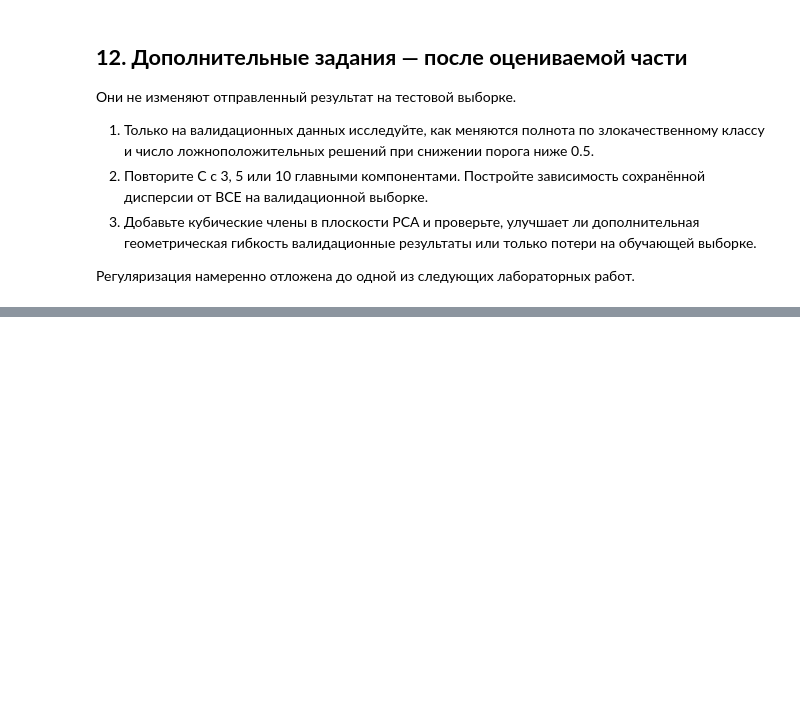
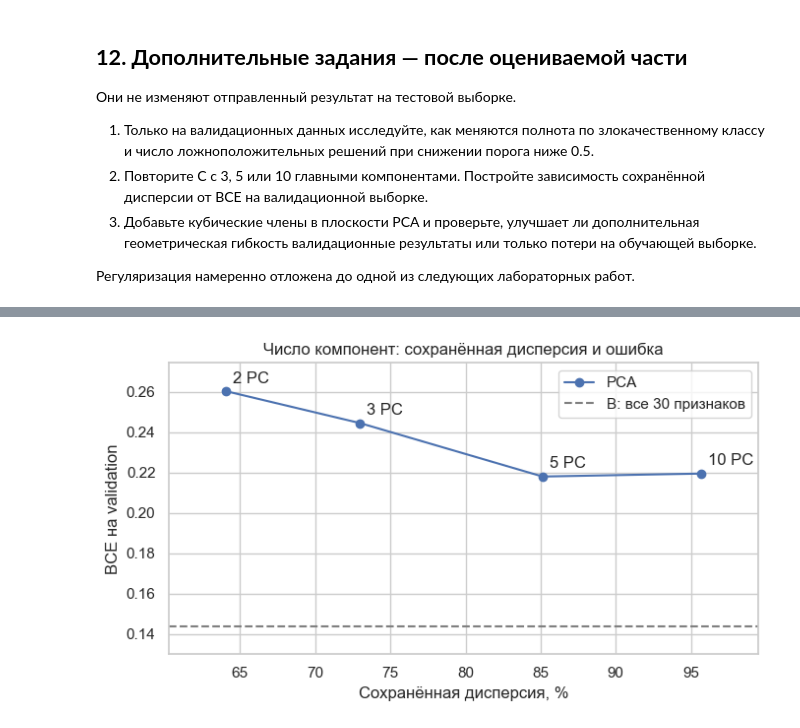
Before and after one commit to bkamalov725-ops/machine-learning-portfolio, a Jupyter notebook: logistic_regression/02-logistic-regression-ru.ipynb, the cells around one changed output, grey strips where cells are left out. Cells and saved outputs as stored; diff of their text form; code cells hidden in the pictures; blank space fills up the shorter version.

```diff
--- a/logistic_regression/02-logistic-regression-ru.ipynb
+++ b/logistic_regression/02-logistic-regression-ru.ipynb
@@ -813,0 +967,88 @@ assert ((0 <= test_probabilities) & (test_probabilities <= 1)).all()
+# %%
+def extra_model_scores(model, train_features, val_features):
+    """Оценка checkpoint без построения графа и без изменения параметров."""
+    model.eval()
+    with torch.no_grad():
+        train_logits = model(as_float_tensor(train_features))
+        val_logits = model(as_float_tensor(val_features))
+        train_targets = as_float_tensor(y_train.to_numpy()).reshape(-1, 1)
+        val_targets = as_float_tensor(y_val.to_numpy()).reshape(-1, 1)
+        train_bce = nn.BCEWithLogitsLoss()(train_logits, train_targets).item()
+        val_bce = nn.BCEWithLogitsLoss()(val_logits, val_targets).item()
+        probabilities = torch.sigmoid(val_logits).squeeze(1).cpu().numpy()
+    metrics = classification_metrics(y_val.to_numpy(), probabilities)
+    return {
+        "BCE train": train_bce,
+        "BCE validation": val_bce,
+        "ROC AUC validation": metrics["ROC AUC"],
+        "полнота validation": metrics["полнота злокачественного класса"],
+    }
+
+
+extra_c_name = "C · стандартизованное PCA 2D"
+extra_d_name = "D · стандартизованное квадратичное 5D"
+extra_pca_models = {2: models[extra_c_name]}
+extra_pca_histories = {2: histories[extra_c_name]}
+extra_pca_transforms = {2: (pca, pc_scaler)}
+extra_pca_rows = [{
+    "компоненты": 2,
+    "сохранённая дисперсия": pca.explained_variance_ratio_.sum(),
+    "лучшая эпоха (с 0)": histories[extra_c_name]["best_epoch"],
+    **extra_model_scores(models[extra_c_name], X_train_C, X_val_C),
+}]
+
+for number_of_components in [3, 5, 10]:
+    extra_pca = PCA(n_components=number_of_components, random_state=SEED)
+    extra_train_coordinates = extra_pca.fit_transform(X_train_B)
+    extra_val_coordinates = extra_pca.transform(X_val_B)
+
+    extra_coordinate_scaler = StandardScaler()
+    extra_train_representation = extra_coordinate_scaler.fit_transform(
+        extra_train_coordinates
+    )
+    extra_val_representation = extra_coordinate_scaler.transform(
+        extra_val_coordinates
+    )
+    assert extra_train_representation.shape == (len(X_train), number_of_components)
+    assert extra_val_representation.shape == (len(X_val), number_of_components)
+    assert np.allclose(extra_train_representation.mean(axis=0), 0, atol=1e-5)
+    assert np.allclose(extra_train_representation.std(axis=0), 1, atol=1e-5)
+
+    extra_model, extra_history = fit_model(
+        f"Дополнительно: PCA {number_of_components}D",
+        extra_train_representation, extra_val_representation,
+    )
+    extra_pca_models[number_of_components] = extra_model
+    extra_pca_histories[number_of_components] = extra_history
+    extra_pca_transforms[number_of_components] = (extra_pca, extra_coordinate_scaler)
+    extra_pca_rows.append({
+        "компоненты": number_of_components,
+        "сохранённая дисперсия": extra_pca.explained_variance_ratio_.sum(),
+        "лучшая эпоха (с 0)": extra_history["best_epoch"],
+        **extra_model_scores(extra_model, extra_train_representation,
+                             extra_val_representation),
+    })
+
+extra_pca_table = pd.DataFrame(extra_pca_rows).set_index("компоненты")
+assert np.all(np.diff(extra_pca_table["сохранённая дисперсия"]) >= 0)
+assert all(len(history["train"]) == EPOCHS
+           for history in extra_pca_histories.values())
+display(extra_pca_table.round(4))
+
+fig, ax = plt.subplots(figsize=(7, 4))
+ax.plot(100 * extra_pca_table["сохранённая дисперсия"],
+        extra_pca_table["BCE validation"], "o-", label="PCA")
+for components, row in extra_pca_table.iterrows():
+    ax.annotate(f"{components} PC",
+                (100 * row["сохранённая дисперсия"], row["BCE validation"]),
+                xytext=(5, 6), textcoords="offset points")
+ax.axhline(comparison.loc["B · стандартизованные 30D", "BCE на валидационной"],
+           linestyle="--", color="gray", label="B: все 30 признаков")
+ax.set(xlabel="Сохранённая дисперсия, %",
+       ylabel="BCE на validation",
+       title="Число компонент: сохранённая дисперсия и ошибка")
+ax.legend()
+ax.margins(x=0.12, y=0.12)
+plt.tight_layout()
+plt.show()
+# %% [output]
@@ -813,0 +1078 @@ assert ((0 <= test_probabilities) & (test_probabilities <= 1)).all()
+[figure, added]
```
Also changed, not shown: parts of 32 cells of this notebook.
